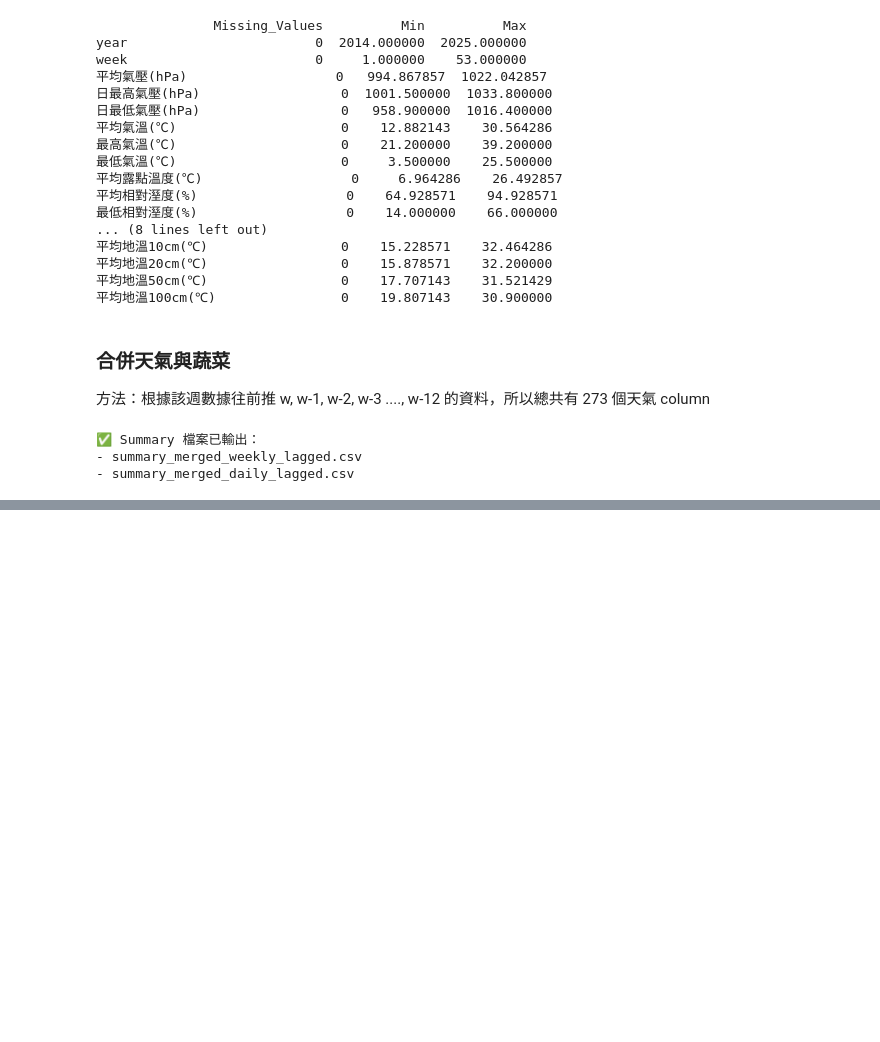
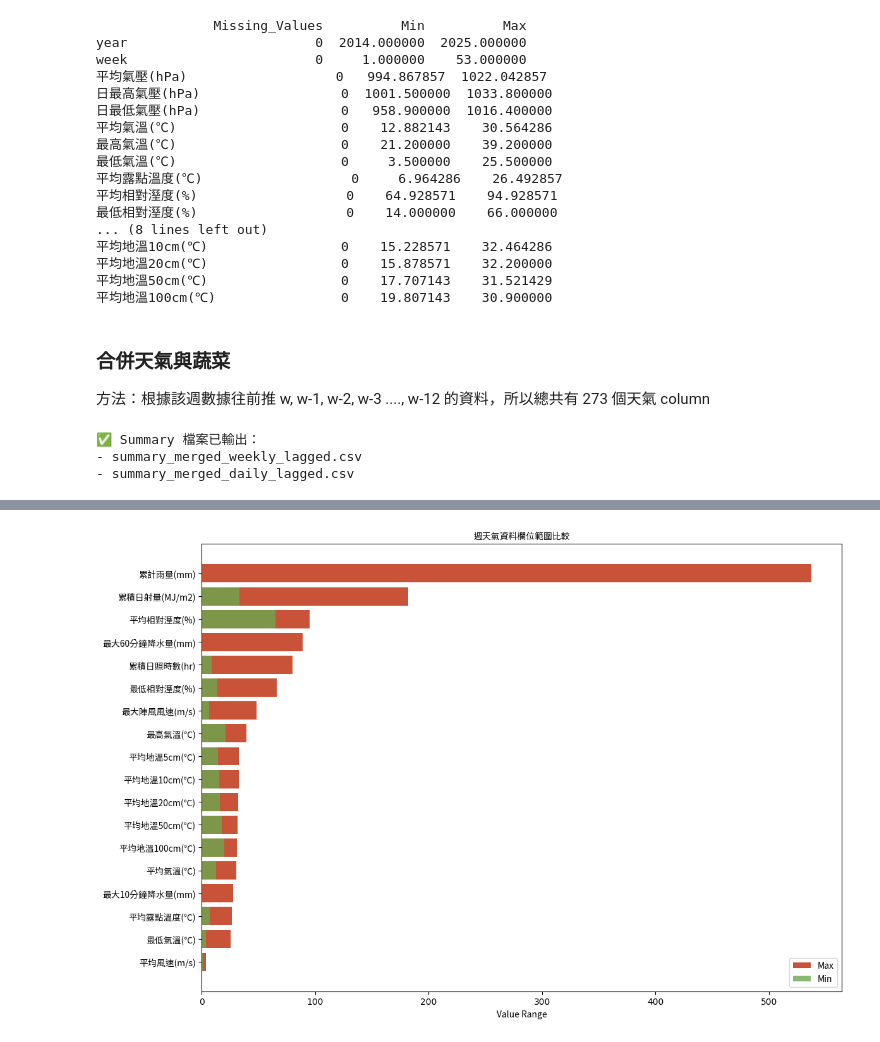
Before and after one commit to fred0620/DS_Final_Project, a Jupyter notebook: data.ipynb, the cells around one changed output, grey strips where cells are left out. Saved outputs shown, nothing was run; the diff lists cells and outputs as text; code cells hidden in the pictures; blank space fills up the shorter version.

```diff
--- a/data.ipynb
+++ b/data.ipynb
@@ -808,0 +934,61 @@ print("- summary_merged_daily_lagged.csv")
+# %%
+import pandas as pd
+import matplotlib.pyplot as plt
+
+# 嘗試載入常見繁體中文字體
+font_path = None
+for font_name in ["Microsoft JhengHei", "Noto Sans CJK TC", "Arial Unicode MS"]:
+    try:
+        font_path = fm.findfont(font_name, fallback_to_default=False)
+        break
+    except:
+        continue
+font_prop = fm.FontProperties(fname=font_path) if font_path else fm.FontProperties()
+
+# 資料輸入
+data = {
+    "Variable": [
+         "平均氣溫(℃)", "最高氣溫(℃)", "最低氣溫(℃)",
+        "平均露點溫度(℃)", "平均相對溼度(%)", "最低相對溼度(%)", "平均風速(m/s)", "最大陣風風速(m/s)",
+        "累計雨量(mm)", "最大10分鐘降水量(mm)", "最大60分鐘降水量(mm)", "累積日照時數(hr)", "累積日射量(MJ/m2)",
+        "平均地溫5cm(℃)", "平均地溫10cm(℃)", "平均地溫20cm(℃)", "平均地溫50cm(℃)", "平均地溫100cm(℃)"
+    ],
+    "Missing_Values": [  0, 0, 0,
+        0, 0, 0, 0, 0,
+        5, 170, 170, 4, 10,
+        0, 0, 0, 0, 0
+    ],
+    "Min": [
+         12.882143, 21.2, 3.5,
+        6.964286, 64.928571, 14.0, 0.907143, 6.7,
+        0.0, 0.0, 0.0, 8.8, 33.155,
+        14.371429, 15.228571, 15.878571, 17.707143, 19.807143
+    ],
+    "Max": [
+         30.564286, 39.2, 25.5,
+        26.492857, 94.928571, 66.0, 3.814286, 48.2,
+        537.25, 28.0, 89.0, 80.15, 182.23,
+        32.807143, 32.464286, 32.2, 31.521429, 30.9
+    ]
+}
+
+df_summary = pd.DataFrame(data)
+df_summary = df_summary.sort_values(by="Max", ascending=True)
+
+# 圖表：變數最大值與最小值比較（前20項）
+fig, ax = plt.subplots(figsize=(12, 8))
+subset = df_summary.head(20)
+ax.barh(subset["Variable"], subset["Max"], label='Max', alpha=0.8, color = '#bc2806')
+ax.barh(subset["Variable"], subset["Min"], label='Min', alpha=0.8, color="#6aa84f")
+ax.set_xlabel("Value Range", fontproperties=font_prop)
+ax.set_title("週天氣資料欄位範圍比較", fontproperties=font_prop)
+ax.legend(prop=font_prop,loc = 'lower right' )
+plt.tight_layout()
+plt.yticks( fontproperties=font_prop)
+
+plt.tight_layout()
+plt.savefig("image/missing_values_comparison_v3.png", transparent=True, dpi=600)
+
+plt.show()
+# %% [output]
+[figure, added]
```
Also changed, not shown: parts of 2 cells of this notebook, 18 other files.
